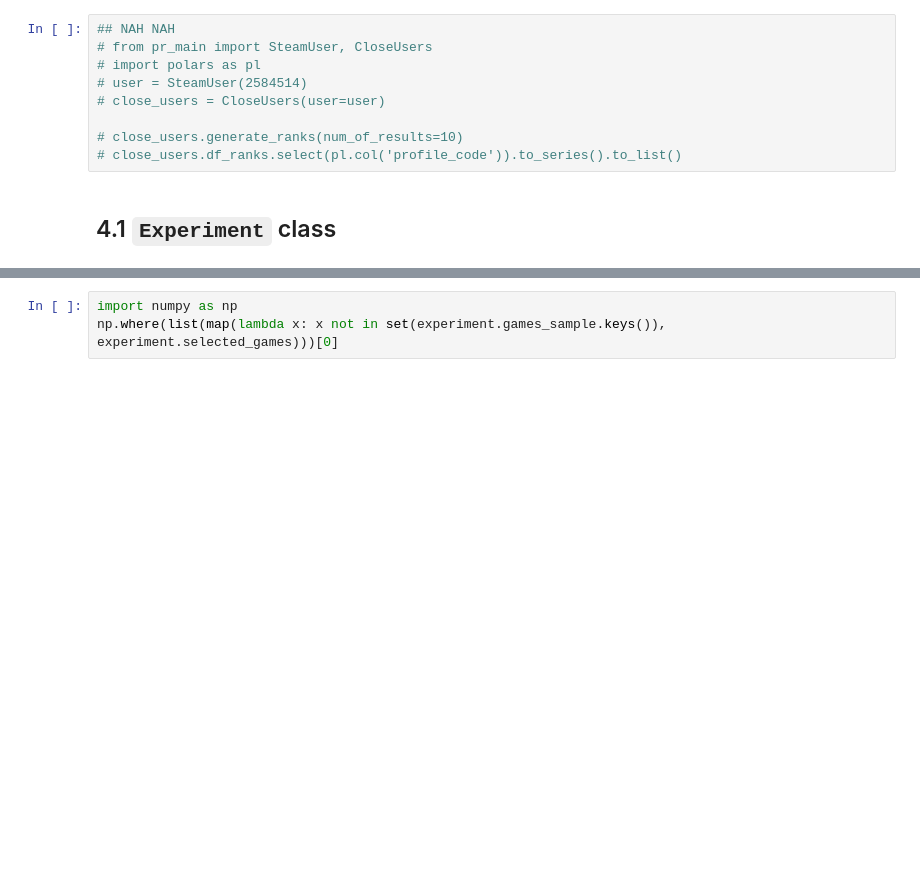
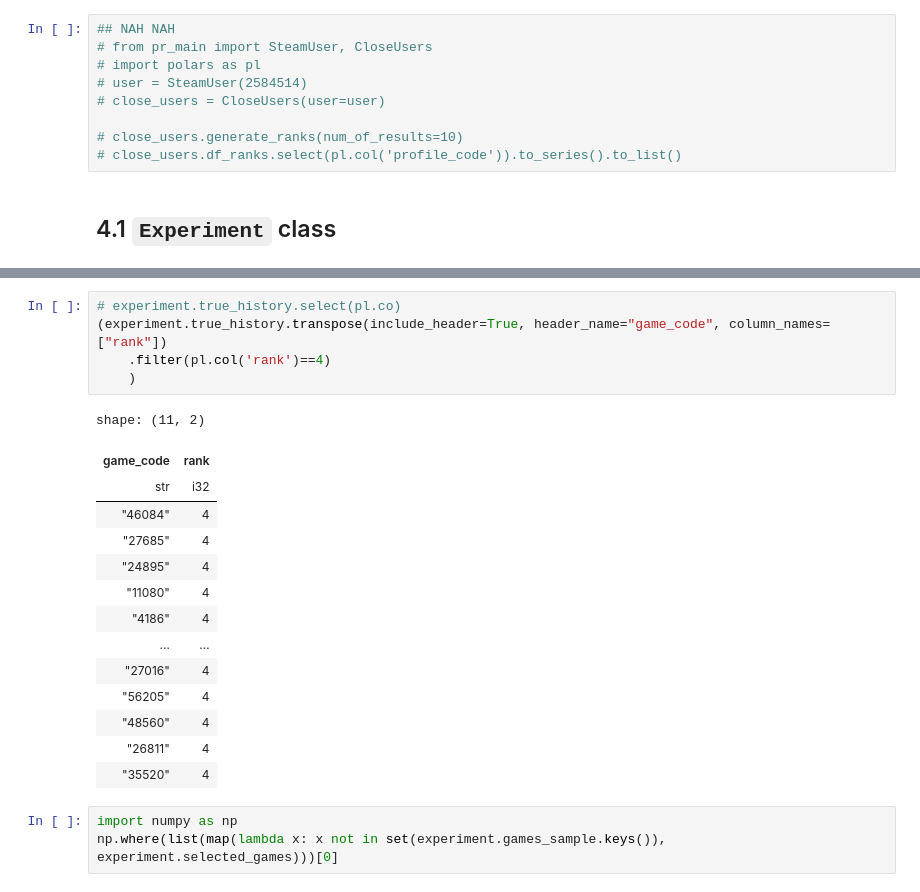
Before and after one commit to Polatucha16/steam_data, a Jupyter notebook: CSMC_experiments.ipynb, the cells around one changed output, grey strips where cells are left out. Saved outputs shown, nothing was run; the diff lists cells and outputs as text; blank space fills up the shorter version.

```diff
--- a/CSMC_experiments.ipynb
+++ b/CSMC_experiments.ipynb
@@ -737,3 +796,23 @@ shape: (1, 1)
+# %%
+# experiment.true_history.select(pl.co)
+(experiment.true_history.transpose(include_header=True, header_name="game_code", column_names=["rank"])
+    .filter(pl.col('rank')==4)
+    )
+# %% [output]
+shape: (11, 2)
+| game_code | rank |
+| str | i32 |
+| "46084" | 4 |
+| "27685" | 4 |
+| "24895" | 4 |
+| "11080" | 4 |
+| "4186" | 4 |
+| … | … |
+| "27016" | 4 |
+| "56205" | 4 |
+| "48560" | 4 |
+| "26811" | 4 |
+| "35520" | 4 |
 # %%
 import numpy as np
 np.where(list(map(lambda x: x not in set(experiment.games_sample.keys()), experiment.selected_games)))[0]
```
Also changed, not shown: parts of 21 cells of this notebook, 6 other files.
